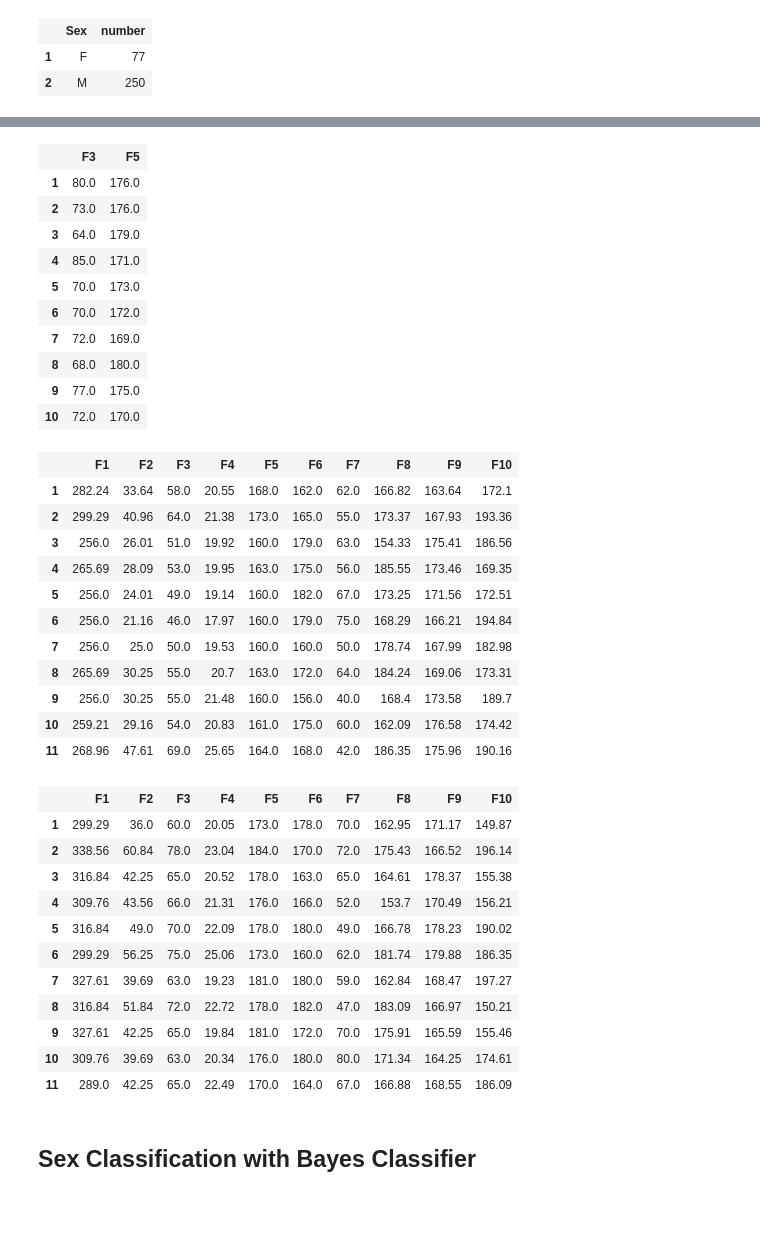
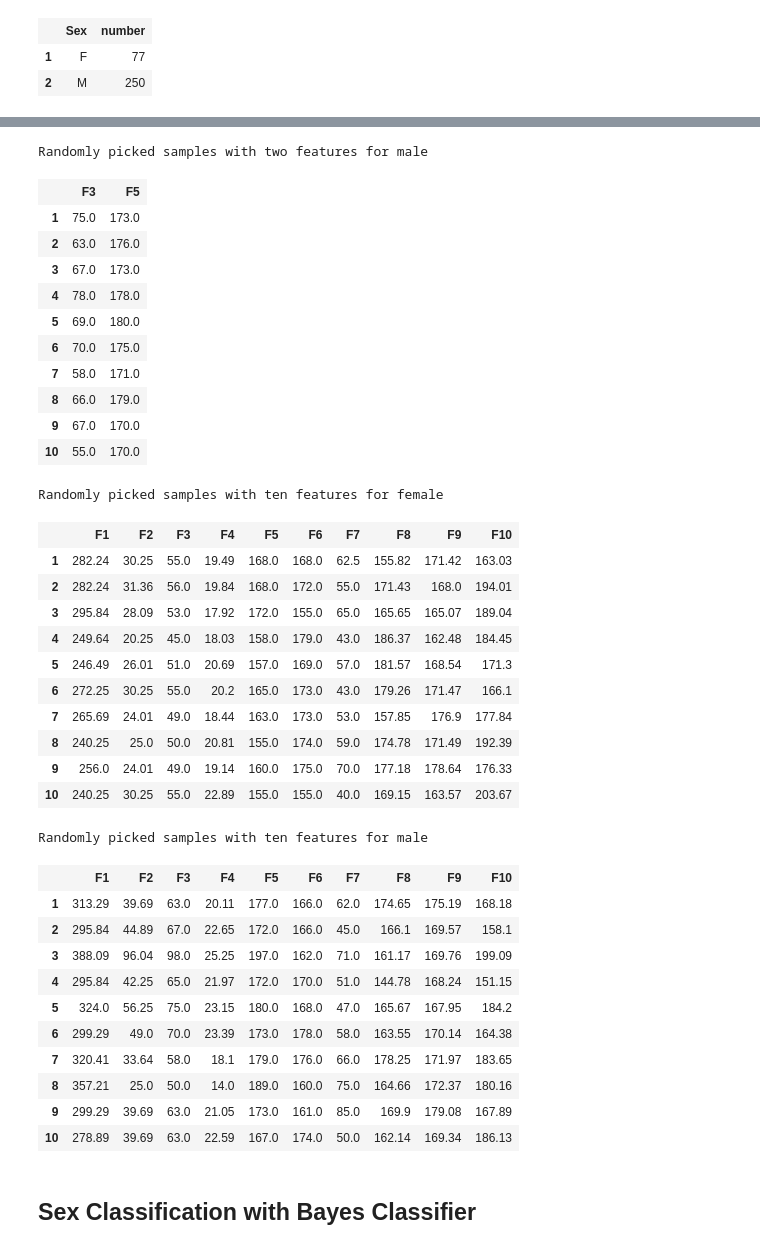
Before and after one commit to chaonan99/university_homework, a Jupyter notebook: h2/src/h2.ipynb, the cells around one changed output, grey strips where cells are left out. Cells and saved outputs as stored; diff of their text form; code cells hidden in the pictures; blank space fills up the shorter version.

```diff
--- a/h2/src/h2.ipynb
+++ b/h2/src/h2.ipynb
@@ -60,49 +73,53 @@ df_train_two_F_s = df_train_two_F[sample(1:size(df_train_two_F, 1), 10, replace
 # %%
+println("Randomly picked samples with two features for male")
 df_train_two_M_s = df_train_two_M[sample(1:size(df_train_two_M, 1), 10, replace = false), :]
 # %% [output]
+Randomly picked samples with two features for male
 |  | F3 | F5 |
-| 1 | 80.0 | 176.0 |
-| 2 | 73.0 | 176.0 |
-| 3 | 64.0 | 179.0 |
-| 4 | 85.0 | 171.0 |
-| 5 | 70.0 | 173.0 |
-| 6 | 70.0 | 172.0 |
-| 7 | 72.0 | 169.0 |
-| 8 | 68.0 | 180.0 |
-| 9 | 77.0 | 175.0 |
-| 10 | 72.0 | 170.0 |
+| 1 | 75.0 | 173.0 |
+| 2 | 63.0 | 176.0 |
+| 3 | 67.0 | 173.0 |
+| 4 | 78.0 | 178.0 |
+| 5 | 69.0 | 180.0 |
+| 6 | 70.0 | 175.0 |
+| 7 | 58.0 | 171.0 |
+| 8 | 66.0 | 179.0 |
+| 9 | 67.0 | 170.0 |
+| 10 | 55.0 | 170.0 |
 # %%
 df_train_ten_F = df_train[df_train[:,:Sex].=="F", 1:10]
 df_train_ten_M = df_train[df_train[:,:Sex].=="M", 1:10]
-df_train_ten_F_s = df_train_ten_F[sample(1:size(df_train_ten_F, 1), 11, replace = false), :]
+println("Randomly picked samples with ten features for female")
+df_train_ten_F_s = df_train_ten_F[sample(1:size(df_train_ten_F, 1), 10, replace = false), :]
 # %% [output]
+Randomly picked samples with ten features for female
 |  | F1 | F2 | F3 | F4 | F5 | F6 | F7 | F8 | F9 | F10 |
-| 1 | 282.24 | 33.64 | 58.0 | 20.55 | 168.0 | 162.0 | 62.0 | 166.82 | 163.64 | 172.1 |
-| 2 | 299.29 | 40.96 | 64.0 | 21.38 | 173.0 | 165.0 | 55.0 | 173.37 | 167.93 | 193.36 |
-| 3 | 256.0 | 26.01 | 51.0 | 19.92 | 160.0 | 179.0 | 63.0 | 154.33 | 175.41 | 186.56 |
-| 4 | 265.69 | 28.09 | 53.0 | 19.95 | 163.0 | 175.0 | 56.0 | 185.55 | 173.46 | 169.35 |
-| 5 | 256.0 | 24.01 | 49.0 | 19.14 | 160.0 | 182.0 | 67.0 | 173.25 | 171.56 | 172.51 |
-| 6 | 256.0 | 21.16 | 46.0 | 17.97 | 160.0 | 179.0 | 75.0 | 168.29 | 166.21 | 194.84 |
-| 7 | 256.0 | 25.0 | 50.0 | 19.53 | 160.0 | 160.0 | 50.0 | 178.74 | 167.99 | 182.98 |
-| 8 | 265.69 | 30.25 | 55.0 | 20.7 | 163.0 | 172.0 | 64.0 | 184.24 | 169.06 | 173.31 |
-| 9 | 256.0 | 30.25 | 55.0 | 21.48 | 160.0 | 156.0 | 40.0 | 168.4 | 173.58 | 189.7 |
-| 10 | 259.21 | 29.16 | 54.0 | 20.83 | 161.0 | 175.0 | 60.0 | 162.09 | 176.58 | 174.42 |
-| 11 | 268.96 | 47.61 | 69.0 | 25.65 | 164.0 | 168.0 | 42.0 | 186.35 | 175.96 | 190.16 |
+| 1 | 282.24 | 30.25 | 55.0 | 19.49 | 168.0 | 168.0 | 62.5 | 155.82 | 171.42 | 163.03 |
+| 2 | 282.24 | 31.36 | 56.0 | 19.84 | 168.0 | 172.0 | 55.0 | 171.43 | 168.0 | 194.01 |
+| 3 | 295.84 | 28.09 | 53.0 | 17.92 | 172.0 | 155.0 | 65.0 | 165.65 | 165.07 | 189.04 |
+| 4 | 249.64 | 20.25 | 45.0 | 18.03 | 158.0 | 179.0 | 43.0 | 186.37 | 162.48 | 184.45 |
+| 5 | 246.49 | 26.01 | 51.0 | 20.69 | 157.0 | 169.0 | 57.0 | 181.57 | 168.54 | 171.3 |
+| 6 | 272.25 | 30.25 | 55.0 | 20.2 | 165.0 | 173.0 | 43.0 | 179.26 | 171.47 | 166.1 |
+| 7 | 265.69 | 24.01 | 49.0 | 18.44 | 163.0 | 173.0 | 53.0 | 157.85 | 176.9 | 177.84 |
+| 8 | 240.25 | 25.0 | 50.0 | 20.81 | 155.0 | 174.0 | 59.0 | 174.78 | 171.49 | 192.39 |
+| 9 | 256.0 | 24.01 | 49.0 | 19.14 | 160.0 | 175.0 | 70.0 | 177.18 | 178.64 | 176.33 |
+| 10 | 240.25 | 30.25 | 55.0 | 22.89 | 155.0 | 155.0 | 40.0 | 169.15 | 163.57 | 203.67 |
 # %%
-df_train_ten_M_s = df_train_ten_M[sample(1:size(df_train_two_M, 1), 11, replace = false), :]
+println("Randomly picked samples with ten features for male")
+df_train_ten_M_s = df_train_ten_M[sample(1:size(df_train_two_M, 1), 10, replace = false), :]
 # %% [output]
+Randomly picked samples with ten features for male
 |  | F1 | F2 | F3 | F4 | F5 | F6 | F7 | F8 | F9 | F10 |
-| 1 | 299.29 | 36.0 | 60.0 | 20.05 | 173.0 | 178.0 | 70.0 | 162.95 | 171.17 | 149.87 |
-| 2 | 338.56 | 60.84 | 78.0 | 23.04 | 184.0 | 170.0 | 72.0 | 175.43 | 166.52 | 196.14 |
-| 3 | 316.84 | 42.25 | 65.0 | 20.52 | 178.0 | 163.0 | 65.0 | 164.61 | 178.37 | 155.38 |
-| 4 | 309.76 | 43.56 | 66.0 | 21.31 | 176.0 | 166.0 | 52.0 | 153.7 | 170.49 | 156.21 |
-| 5 | 316.84 | 49.0 | 70.0 | 22.09 | 178.0 | 180.0 | 49.0 | 166.78 | 178.23 | 190.02 |
-| 6 | 299.29 | 56.25 | 75.0 | 25.06 | 173.0 | 160.0 | 62.0 | 181.74 | 179.88 | 186.35 |
-| 7 | 327.61 | 39.69 | 63.0 | 19.23 | 181.0 | 180.0 | 59.0 | 162.84 | 168.47 | 197.27 |
-| 8 | 316.84 | 51.84 | 72.0 | 22.72 | 178.0 | 182.0 | 47.0 | 183.09 | 166.97 | 150.21 |
-| 9 | 327.61 | 42.25 | 65.0 | 19.84 | 181.0 | 172.0 | 70.0 | 175.91 | 165.59 | 155.46 |
-| 10 | 309.76 | 39.69 | 63.0 | 20.34 | 176.0 | 180.0 | 80.0 | 171.34 | 164.25 | 174.61 |
-| 11 | 289.0 | 42.25 | 65.0 | 22.49 | 170.0 | 164.0 | 67.0 | 166.88 | 168.55 | 186.09 |
+| 1 | 313.29 | 39.69 | 63.0 | 20.11 | 177.0 | 166.0 | 62.0 | 174.65 | 175.19 | 168.18 |
+| 2 | 295.84 | 44.89 | 67.0 | 22.65 | 172.0 | 166.0 | 45.0 | 166.1 | 169.57 | 158.1 |
+| 3 | 388.09 | 96.04 | 98.0 | 25.25 | 197.0 | 162.0 | 71.0 | 161.17 | 169.76 | 199.09 |
+| 4 | 295.84 | 42.25 | 65.0 | 21.97 | 172.0 | 170.0 | 51.0 | 144.78 | 168.24 | 151.15 |
+| 5 | 324.0 | 56.25 | 75.0 | 23.15 | 180.0 | 168.0 | 47.0 | 165.67 | 167.95 | 184.2 |
+| 6 | 299.29 | 49.0 | 70.0 | 23.39 | 173.0 | 178.0 | 58.0 | 163.55 | 170.14 | 164.38 |
+| 7 | 320.41 | 33.64 | 58.0 | 18.1 | 179.0 | 176.0 | 66.0 | 178.25 | 171.97 | 183.65 |
+| 8 | 357.21 | 25.0 | 50.0 | 14.0 | 189.0 | 160.0 | 75.0 | 164.66 | 172.37 | 180.16 |
+| 9 | 299.29 | 39.69 | 63.0 | 21.05 | 173.0 | 161.0 | 85.0 | 169.9 | 179.08 | 167.89 |
+| 10 | 278.89 | 39.69 | 63.0 | 22.59 | 167.0 | 174.0 | 50.0 | 162.14 | 169.34 | 186.13 |
 # %% [markdown]
 ## Sex Classification with Bayes Classifier
 # %% [markdown]
```
Also changed, not shown: parts of 34 cells of this notebook, 1 other file.
